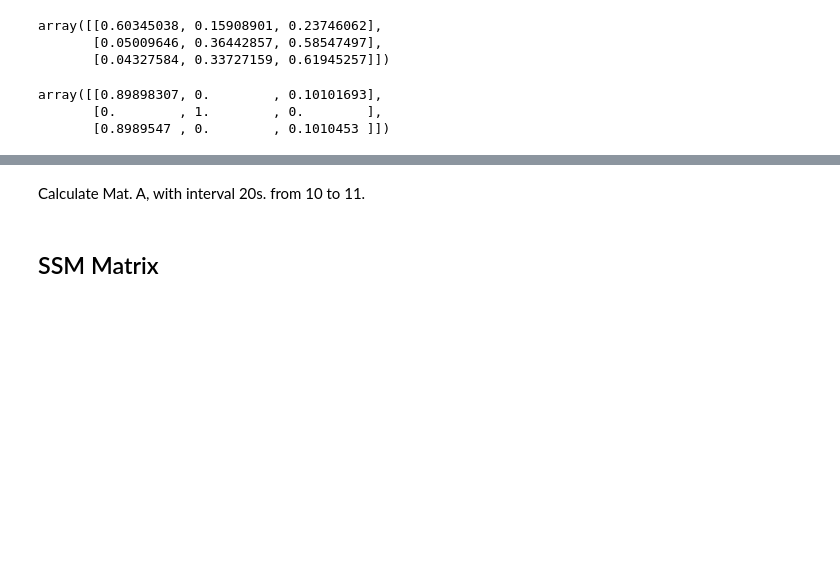
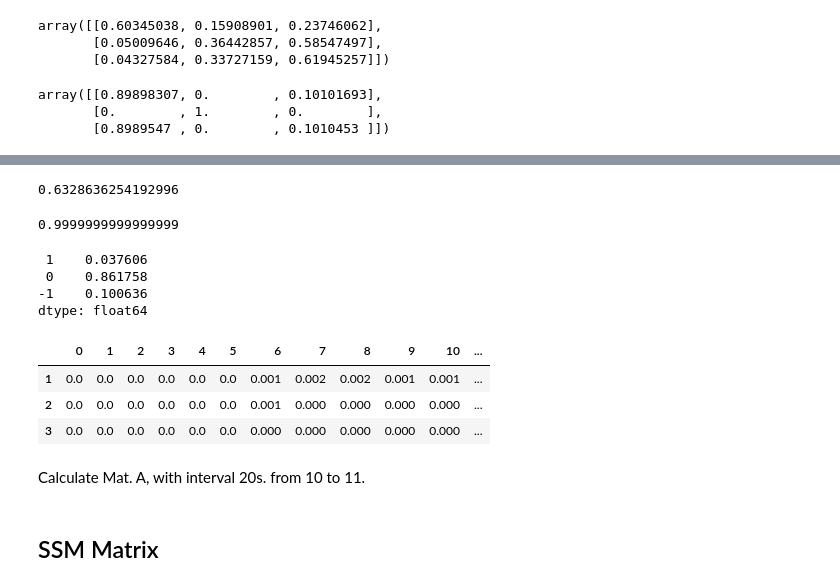
Before and after one commit to shebuxin/andes, a Jupyter notebook: jwang/notes2/ev_ssm.ipynb, the cells around one changed output, grey strips where cells are left out. Saved outputs shown, nothing was run; the diff lists cells and outputs as text; code cells hidden in the pictures; blank space fills up the shorter version.

```diff
--- a/jwang/notes2/ev_ssm.ipynb
+++ b/jwang/notes2/ev_ssm.ipynb
@@ -165,7 +165,7 @@ class ev_ssm():
         N: int
             Number of EVs
         seed: int
-            Random seed
+            Random seed. ``None`` for random.
         """
         # --- 1. init ---
         self.name = name
@@ -465,6 +465,22 @@ class ev_ssm():
         # format
         self.ev['ctrl'] = self.ev['ctrl'].astype(int)
 
+    def g_res(self, states_p, mode='hmm'):
+        """
+        Generate the response of the EV_SSM to the control signal.
+
+        Parameters
+        ----------
+        states_p: list
+            [CS, DS, IS], proportion of states of the initial time step.
+        mode: str
+            'hmm' stand for Hidden Markov Model, 'freq' stand for frequency estimation.
+        """
+        # --- charging ---
+        res = pd.DataFrame(columns=range(20), index=[1, 0, -1])
+        res.loc[1] = [sp[0] * sse.Em[0, socx] for socx in range(20)]
+        res.loc[0] = [sp[1] * sse.Em[1, socx] for socx in range(20)]
+        res.loc[-1] = [sp[2] * sse.Em[2, socx] for socx in range(20)]
 
 # initialize
 # sse = ev_ssm(N=50000, tnow=10, name='SSE1')
@@ -504,3 +563,41 @@ sse.xtab
+# %%
+# state percentage
+sp = sse.xtab.sum(axis=1)/sse.xtab.sum().sum()
+
+out = pd.DataFrame(columns=range(20), index=[1, 0, -1])
+out.loc[1] = [sum([sp[i]*sse.Tm[0, i] for i in range(2)]) * sse.Em[0, socx] for socx in range(20)]
+out.loc[0] = [sum([sp[i]*sse.Tm[1, i] for i in range(2)]) * sse.Em[1, socx] for socx in range(20)]
+out.loc[-1] = [sum([sp[i]*sse.Tm[2, i] for i in range(2)]) * sse.Em[2, socx] for socx in range(20)]
+
+out.round(3).sum().sum()
+# %% [output]
+0.6328636254192996
+# %%
+# state percentage
+sp = sse.xtab.sum(axis=1)/sse.xtab.sum().sum()
+
+out = pd.DataFrame(columns=range(20), index=[1, 0, -1])
+out.loc[1] = [sp[1] * sse.Em[0, socx] for socx in range(20)]
+out.loc[0] = [sp[0] * sse.Em[1, socx] for socx in range(20)]
+out.loc[-1] = [sp[-1] * sse.Em[2, socx] for socx in range(20)]
+
+out.round(3).sum().sum()
+# %% [output]
+0.9999999999999999
+# %%
+out.sum(axis=1)
+# %% [output]
+ 1    0.037606
+ 0    0.861758
+-1    0.100636
+dtype: float64
+# %%
+out.round(3)
+# %% [output]
+|  | 0 | 1 | 2 | 3 | 4 | 5 | 6 | 7 | 8 | 9 | 10 | ... |
+| 1 | 0.0 | 0.0 | 0.0 | 0.0 | 0.0 | 0.0 | 0.001 | 0.002 | 0.002 | 0.001 | 0.001 | ... |
+| 2 | 0.0 | 0.0 | 0.0 | 0.0 | 0.0 | 0.0 | 0.001 | 0.000 | 0.000 | 0.000 | 0.000 | ... |
+| 3 | 0.0 | 0.0 | 0.0 | 0.0 | 0.0 | 0.0 | 0.000 | 0.000 | 0.000 | 0.000 | 0.000 | ... |
 # %%
 sse.ne
 # %% [markdown]
```
Also changed, not shown: parts of 7 cells of this notebook.
